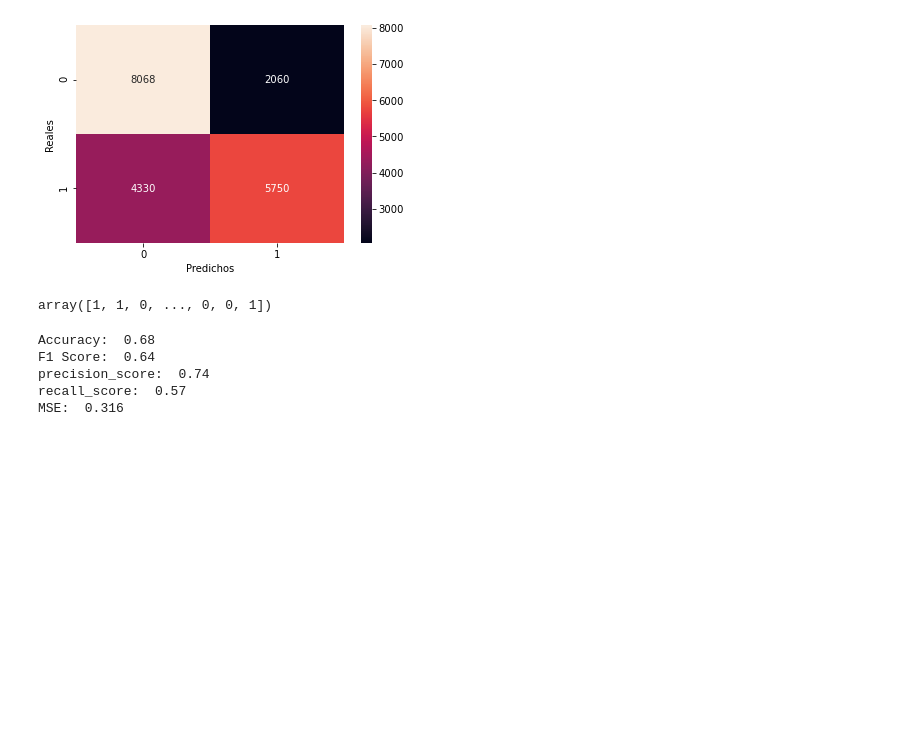
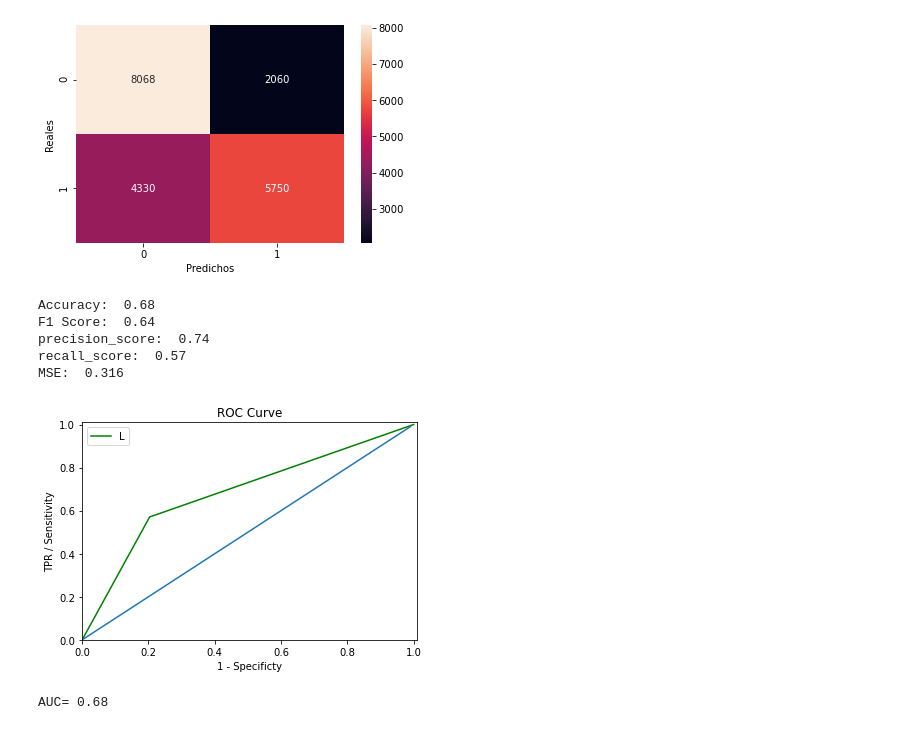
Before and after one commit to javisrv/Cardiovascular_event_prediction, a Jupyter notebook: scripts/NB.ipynb, the cells around one changed output. Saved outputs shown, nothing was run; the diff lists cells and outputs as text; code cells hidden in the pictures; blank space fills up the shorter version.

```diff
--- a/scripts/NB.ipynb
+++ b/scripts/NB.ipynb
@@ -205,10 +181,6 @@ plt.ylabel('Reales')
 # %% [output]
 Text(33.0, 0.5, 'Reales')
 [figure]
-# %%
-Y_pred
-# %% [output]
-array([1, 1, 0, ..., 0, 0, 1])
 # %%
 print("Accuracy: ", accuracy_score(Y_test, Y_pred).round(2))
 print("F1 Score: ", f1_score(Y_test, Y_pred).round(2))
@@ -221,3 +193,20 @@ F1 Score:  0.64
 precision_score:  0.74
 recall_score:  0.57
 MSE:  0.316
+# %%
+fpr_lr,tpr_lr,thr_lr = roc_curve(Y_test, Y_pred)
+
+plt.axis([0, 1.01, 0, 1.01])
+plt.xlabel('1 - Specificty')
+plt.ylabel('TPR / Sensitivity')
+plt.title('ROC Curve')
+plt.plot(fpr_lr, tpr_lr, 'g')
+plt.legend('LR')
+plt.plot(np.arange(0,1, step =0.01), np.arange(0,1, step =0.01))
+plt.show()
+# %% [output]
+[figure, added]
+# %%
+print('AUC=', round(auc(fpr_lr, tpr_lr),2))
+# %% [output]
+AUC= 0.68
```
Also changed, not shown: parts of 9 cells of this notebook.
